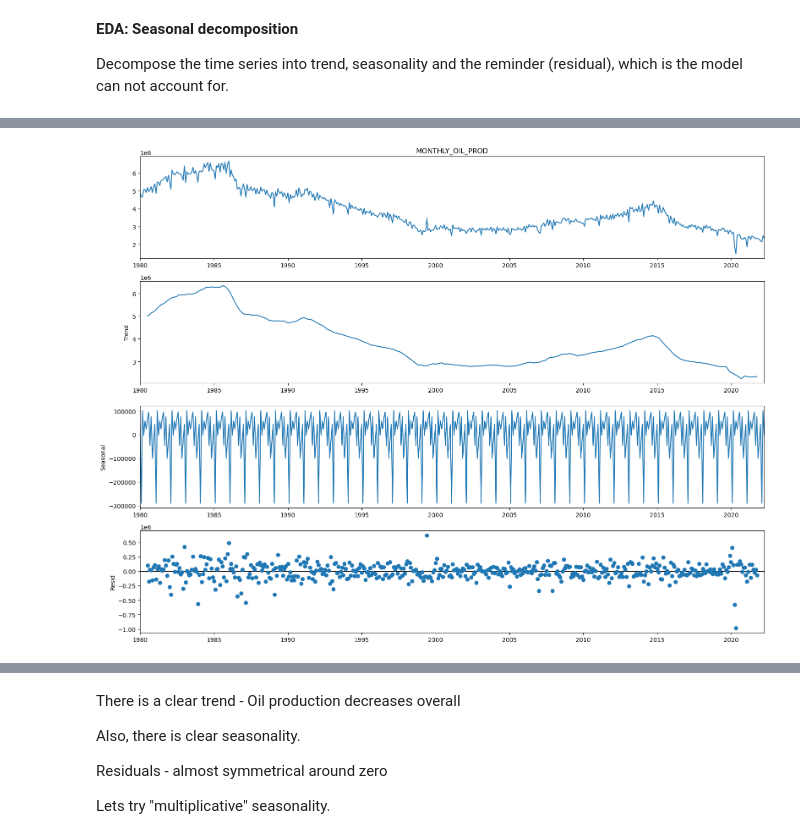
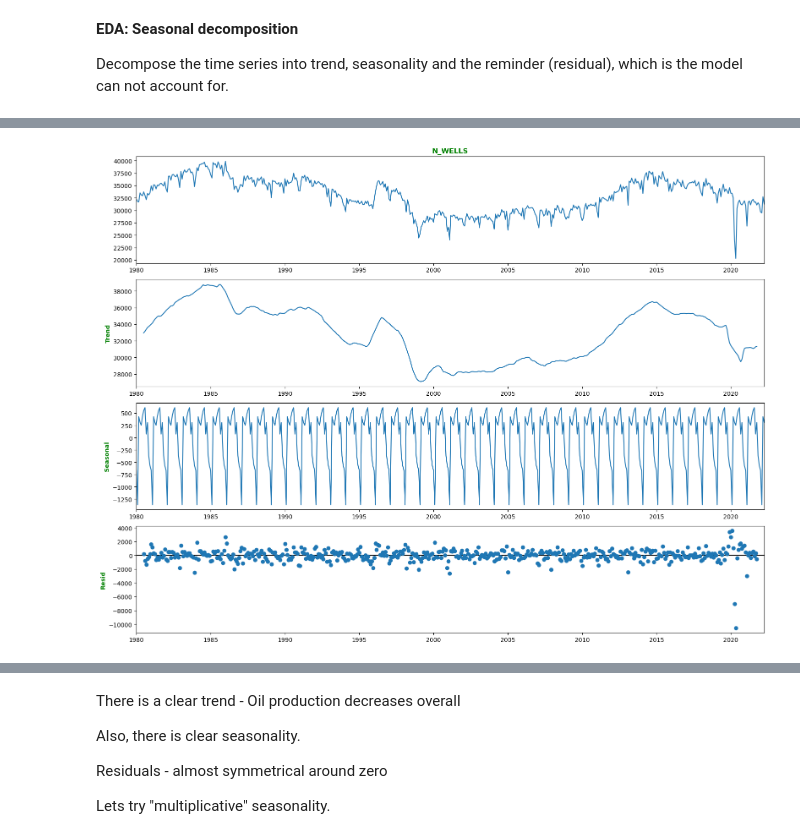
Before and after one commit to Energy-DVA/energy, a Jupyter notebook: _1_analysis/tsa_oil_prod.ipynb, the cells around one changed output, grey strips where cells are left out. Cells and saved outputs as stored; diff of their text form; code cells hidden in the pictures.

Commit message:
updated TSA notebooks with bold legends and titles

```diff
--- a/_1_analysis/tsa_oil_prod.ipynb
+++ b/_1_analysis/tsa_oil_prod.ipynb
@@ -92,3 +92,15 @@ plt.show()
 **EDA: Seasonal decomposition**
 
 Decompose the time series into trend, seasonality and the reminder (residual), which is the model can not account for.
+# %%
+#plt.rcParams.update(plt.rcParamsDefault)
+legend_properties = {'weight':'bold'}
+
+decomposition = seasonal_decompose(df_oil_prod['MONTHLY_OIL_PROD'], period = 12)
+figure = decomposition.plot()
+plt.rcParams['axes.labelweight']='bold'
+plt.rcParams['axes.titleweight']='bold'
+plt.rcParams['axes.labelcolor'] = "Green"
+plt.rcParams['axes.titlecolor'] = "Green"
+#plt.rcParams.update({'font.size': 20})
+plt.show()
@@ -95,6 +109,10 @@ Decompose the time series into trend, seasonality and the reminder (residual), w
 # %%
-decomposition = seasonal_decompose(df_oil_prod['MONTHLY_OIL_PROD'], period = 12)
+decomposition = seasonal_decompose(df_oil_prod['N_WELLS'], period = 12)
 figure = decomposition.plot()
+plt.rcParams['axes.labelweight']='bold'
+plt.rcParams['axes.titleweight']='bold'
+plt.rcParams['axes.labelcolor'] = "Green"
+plt.rcParams['axes.titlecolor'] = "Green"
 plt.show()
 # %% [output]
-[figure, old version]
+[figure, new version]
```
Also changed, not shown: parts of 20 cells of this notebook.
